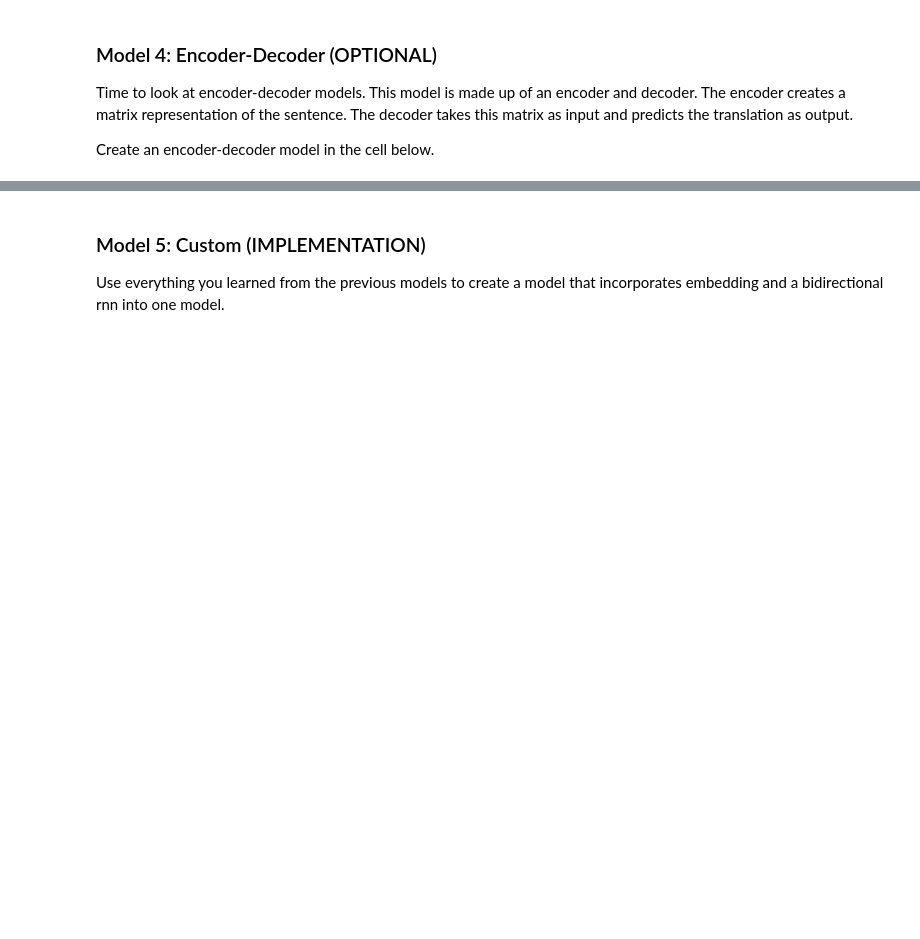
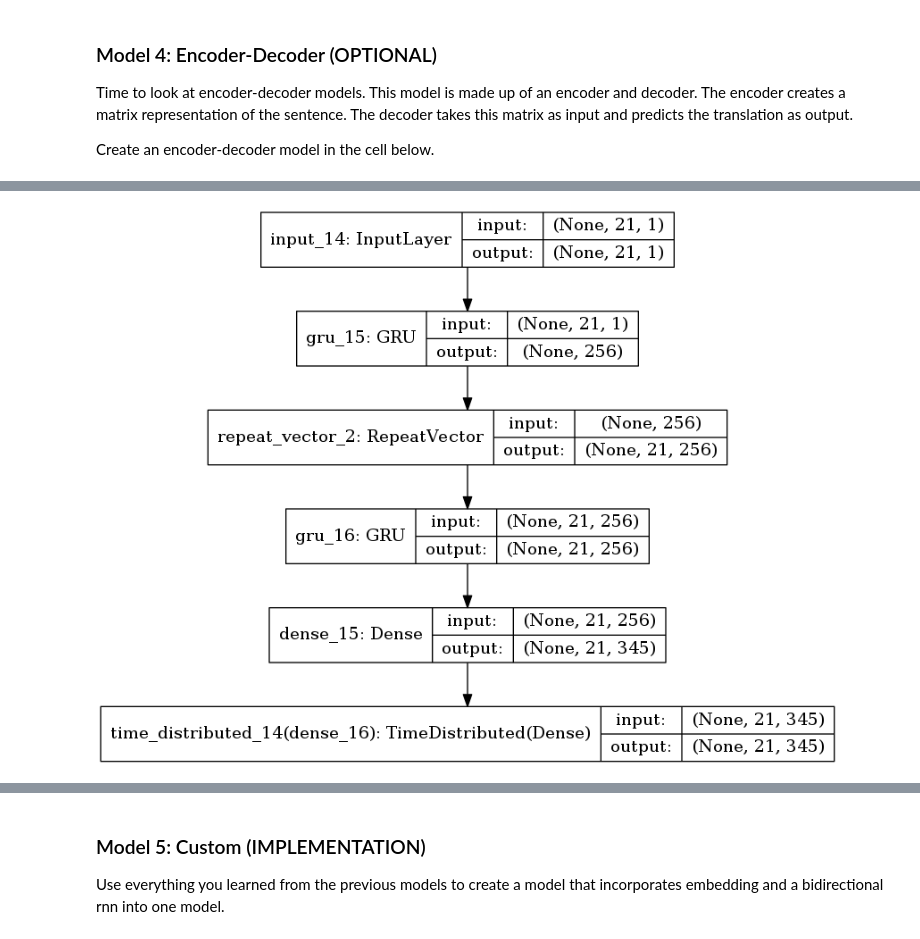
Before and after one commit to JcFreya/UD-NLP-proj2-Machine-Translation, a Jupyter notebook: machine_translation.ipynb, the cells around one changed output, grey strips where cells are left out. Saved outputs shown, nothing was run; the diff lists cells and outputs as text; code cells hidden in the pictures; blank space fills up the shorter version.

```diff
--- a/machine_translation.ipynb
+++ b/machine_translation.ipynb
@@ -469,10 +614,10 @@ def encdec_model(input_shape, output_sequence_length, english_vocab_size, french
     learning_rate = 1e-3
 
     input_seq = Input(shape=(input_shape[1:]))
-    encoder = GRU(64, return_sequences=False)(input_seq)
+    encoder = GRU(256, return_sequences=False)(input_seq)
     repeat_vector = RepeatVector(output_sequence_length)(encoder)
 
-    decoder = GRU(64, return_sequences=True)(repeat_vector)
+    decoder = GRU(256, return_sequences=True)(repeat_vector)
     dense_layer = Dense(french_vocab_size, activation='relu')(decoder)
     output = TimeDistributed(Dense(french_vocab_size, activation='softmax'))(dense_layer)
 
@@ -480,6 +625,8 @@ def encdec_model(input_shape, output_sequence_length, english_vocab_size, french
     model.compile(loss=sparse_categorical_crossentropy,
                   optimizer=Adam(learning_rate),
                   metrics=['accuracy'])
+    model.summary()
+
     return model
 tests.test_encdec_model(encdec_model)
 
@@ -519,0 +689,9 @@ new jersey est généralement agréable en mois mais il est est en en <PAD> <PAD
+# %%
+# visualisation of the model
+from keras.utils import plot_model
+from IPython.display import Image
+
+plot_model(encoder_decoder_model, show_shapes=True, show_layer_names=True, to_file='encoder_decoder_model.png')
+Image('encoder_decoder_model.png')
+# %% [output]
+[figure, added]
```
Also changed, not shown: parts of 19 cells of this notebook.
